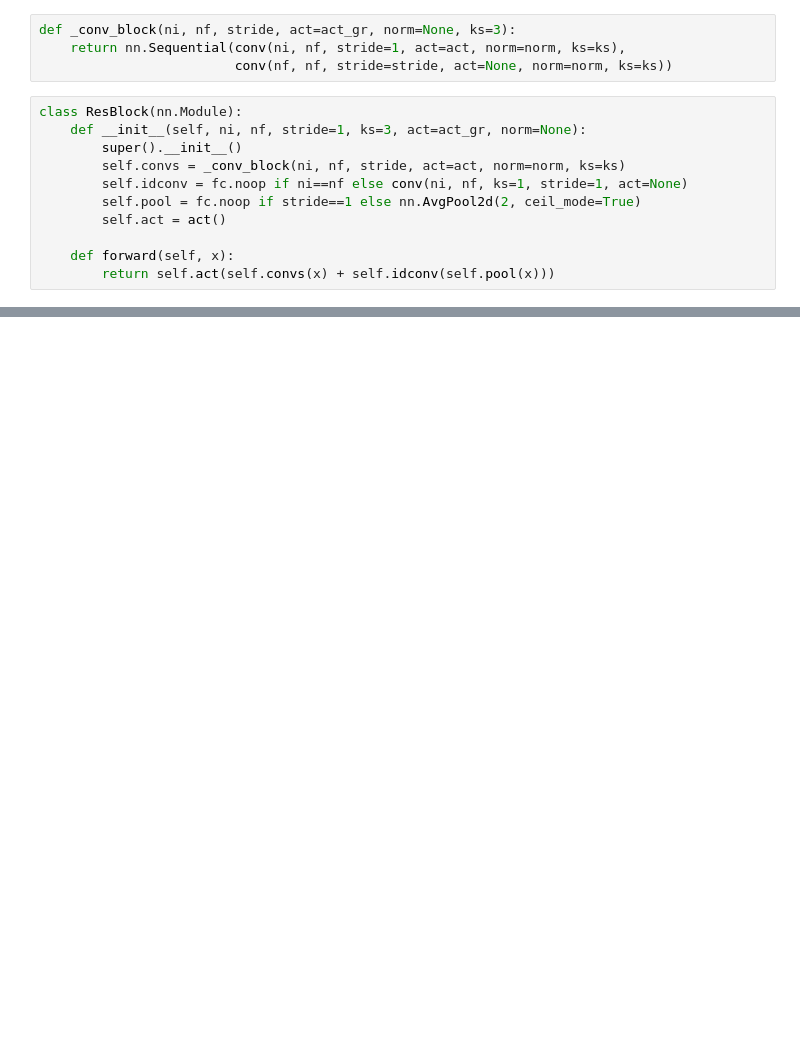
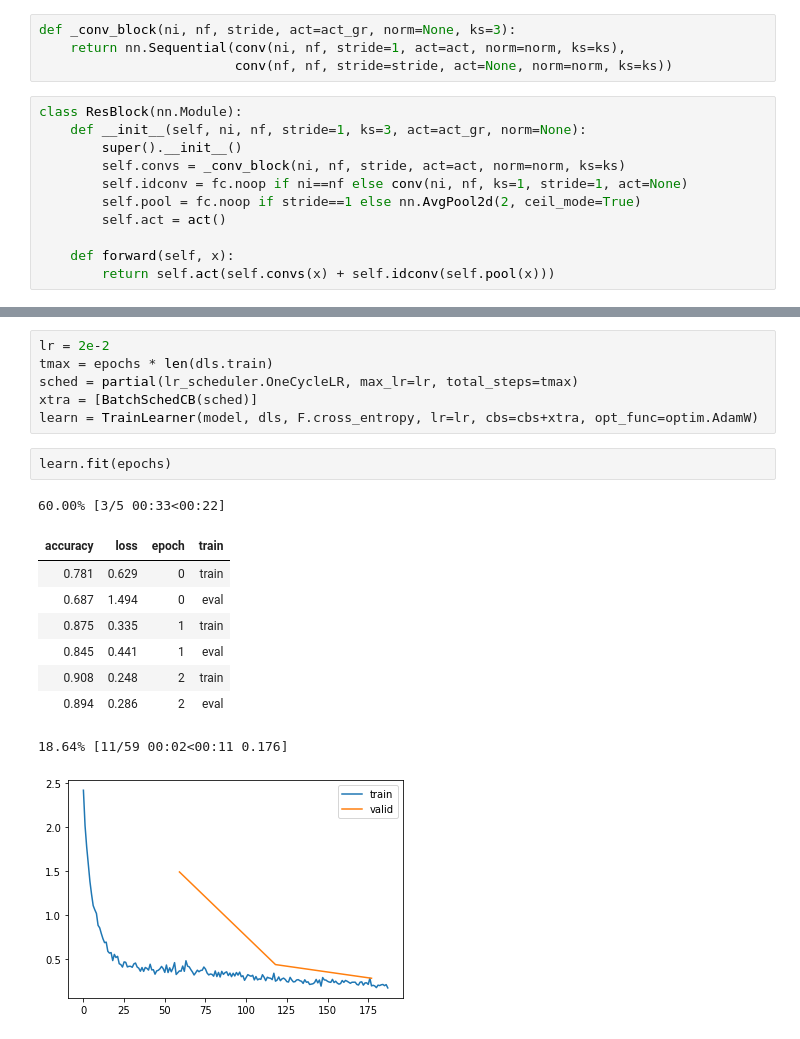
Before and after one commit to hemant0591/ResNets, a Jupyter notebook: ResNets.ipynb, the cells around one changed output, grey strips where cells are left out. Saved outputs shown, nothing was run; the diff lists cells and outputs as text; blank space fills up the shorter version.

```diff
--- a/ResNets.ipynb
+++ b/ResNets.ipynb
@@ -114,0 +204,19 @@ Type:      function
+# %%
+lr = 2e-2
+tmax = epochs * len(dls.train)
+sched = partial(lr_scheduler.OneCycleLR, max_lr=lr, total_steps=tmax)
+xtra = [BatchSchedCB(sched)]
+learn = TrainLearner(model, dls, F.cross_entropy, lr=lr, cbs=cbs+xtra, opt_func=optim.AdamW)
+# %%
+learn.fit(epochs)
+# %% [output]
+60.00% [3/5 00:33<00:22]
+| accuracy | loss | epoch | train |
+| 0.781 | 0.629 | 0 | train |
+| 0.687 | 1.494 | 0 | eval |
+| 0.875 | 0.335 | 1 | train |
+| 0.845 | 0.441 | 1 | eval |
+| 0.908 | 0.248 | 2 | train |
+| 0.894 | 0.286 | 2 | eval |
+18.64% [11/59 00:02<00:11 0.176]
+[figure, added]
```
Also changed, not shown: parts of 15 cells of this notebook.
